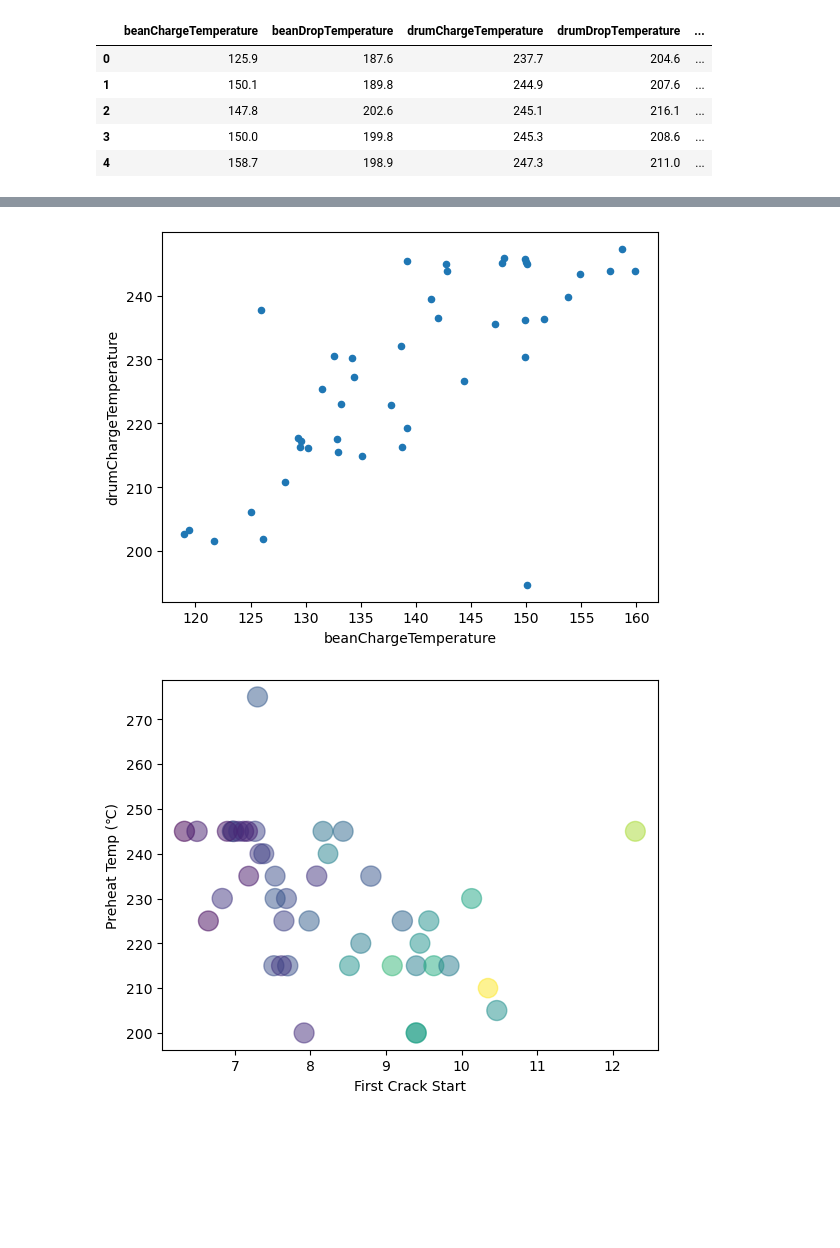
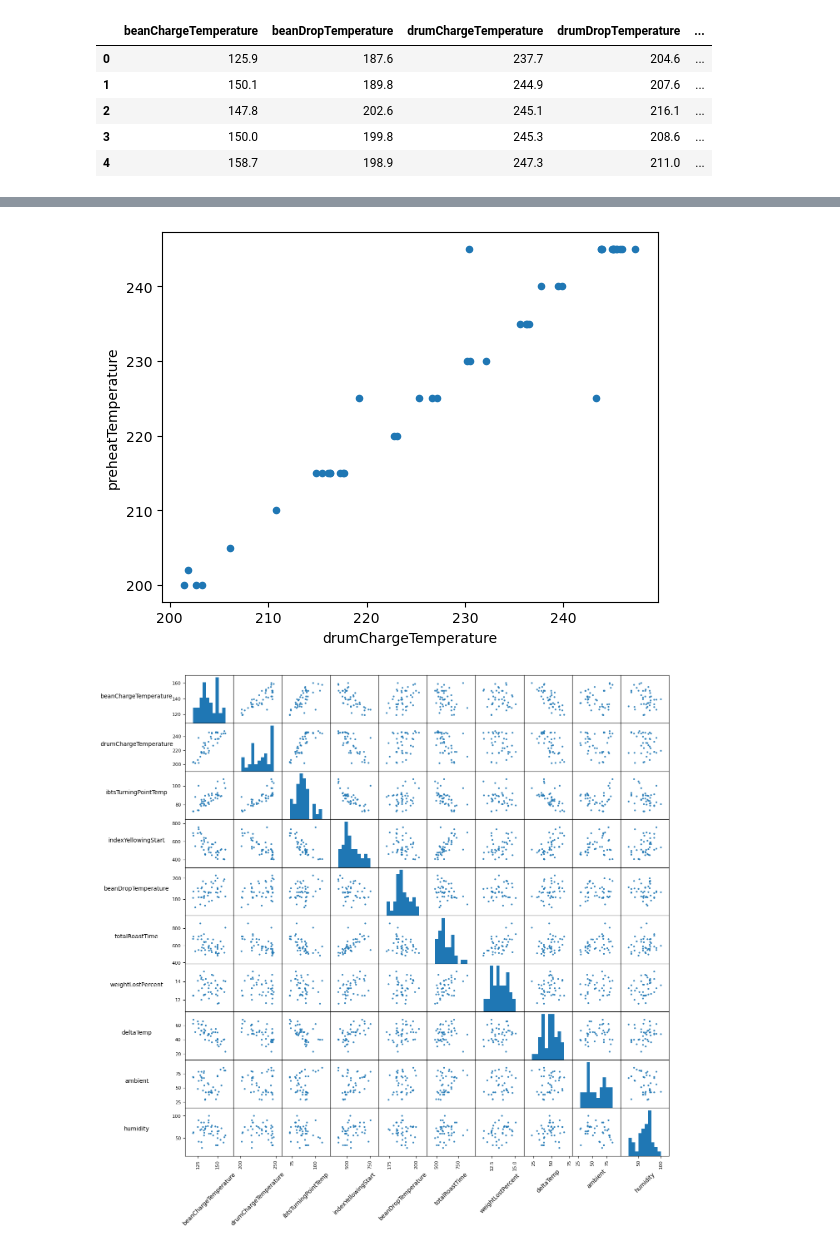
Before and after one commit to rockpyer/bullet_coffee_roasting, a Jupyter notebook: RoastingEval-MultiLoad2.ipynb, the cells around one changed output, grey strips where cells are left out. Drawn from its saved outputs; the diff is of its cells as text; code cells hidden in the pictures; blank space fills up the shorter version.

```diff
--- a/RoastingEval-MultiLoad2.ipynb
+++ b/RoastingEval-MultiLoad2.ipynb
@@ -21,6 +21,7 @@ import json
 import numpy as np
 import matplotlib.pyplot as plt
 from matplotlib.cm import get_cmap
+import scipy.stats as stats
 pd.set_option('display.max_columns', 55)
 
 # Load from roasTime repository on macOS
@@ -73,6 +74,11 @@ if df['dateTime'].dtype != 'datetime64[ns]':
 df['weightLostPercent'] = 100 * (df['weightGreen'] - df['weightRoasted']) / df['weightGreen']
 df['weightLostPercent'].where(df['weightLostPercent'] < 17, np.nan, inplace = True)  ## Future change to 50, 17 is too low
 
+# Fix low and high pre-heat errors (replace drumChargeTemperature w/ PH temp when z value > 3)
+# May want to edit raw json file if you still have bad preheat temps
+df['drumChargeTemperature'].where(abs(stats.zscore(df.drumChargeTemperature-df.preheatTemperature)) < 3,
+                                  df['preheatTemperature'], inplace = True)
+
 # calulate difference of beanDropTemp and beanChargeTemp (not ITBS, this should relative)   # maybe
 df['deltaTemp'] = df['beanDropTemperature'] - df['beanChargeTemperature']
 
@@ -171,7 +177,7 @@ point_df.indexYellowingStart = point_df.indexYellowingStart.fillna(value=np.nan)
 # %%
 ### Enrich Point_DF ###
 
-# Enrichment Goals:
+# Goals:
 # first(MAX ROR) [Done = TP, Yellow, FC, weight lost]
 # next (drying-malliard-dev times, and mean ROR between points & phases)
 # then (ROR changes after FC, 2nd Derivitive)
@@ -198,6 +204,7 @@ for name, group in roastName_df:
 # replace missing or bad YP pick with autoYP165   ### Probably should just switch all YP to autoYP165
 point_df.loc[(point_df.indexYellowingStart < 1), 'indexYellowingStart'] = point_df.index165PT
 point_df.loc[(point_df.indexYellowingStart.isnull()), 'indexYellowingStart'] = point_df.index165PT
+point_df['yellowPoint'] = point_df.indexYellowingStart/60/2
 # replace bad FC points with np.nan. # Ryan why didn't you use the .replace() function?
 point_df.loc[(point_df.indexFirstCrackStart == 0),'indexFirstCrackStart'] = np.nan
 point_df.loc[(point_df.indexFirstCrackStart >10000),'indexFirstCrackStart'] = np.nan
@@ -220,26 +227,27 @@ display(point_df.head())
 #point_df['ibtsTurningPointTemp'].plot(kind='box', subplots=True, layout=(2,2), sharex=False, sharey=False)
 
 # PH to yellowing pt relation
-point_df.plot.scatter(x='indexYellowingStart', y='preheatTemperature')  #['indexYellowingStart', 'indexFirstCrackStart', 'roastEndIndex'])
+point_df.plot.scatter(x='yellowPoint', y='drumChargeTemperature')  #['indexYellowingStart', 'indexFirstCrackStart', 'roastEndIndex'])
+# shows errors in recording actualy preheat temp (or charging too early)
+point_df.plot.scatter(x='drumChargeTemperature', y='preheatTemperature')
+
 # difference between thermal probes
-point_df.plot.scatter(x= 'beanChargeTemperature', y='drumChargeTemperature')
+#point_df.plot.scatter(x= 'beanChargeTemperature', y='drumChargeTemperature')
 plt.show()
 
 # colored scatter example
-iFCS = point_df['indexFirstCrackStart']/120
-plt.scatter(iFCS, point_df['preheatTemperature'],
-            s=point_df['drumDropTemperature'], c=point_df['roastEndIndex'], alpha=0.5)
-plt.xlabel('First Crack Start')
-plt.ylabel('Preheat Temp (℃)')
-plt.show()
-
+#iFCS = point_df['indexFirstCrackStart']/120
+#plt.scatter(iFCS, point_df['drumChargeTemperature'],
+#            s=point_df['drumDropTemperature'], c=point_df['roastEndIndex'], alpha=0.5)
+#plt.xlabel('First Crack Start (mins)')
+#plt.ylabel('Preheat Temp (℃)')
+#plt.show()
 
 # Scatter Matrix
 from pandas.plotting import scatter_matrix
 # selecting  numerical features
-features = ['beanChargeTemperature', 'beanDropTemperature',
-            'preheatTemperature', 'ibtsTurningPointTemp', 'indexYellowingStart',
-            'totalRoastTime','weightLostPercent', 'deltaTemp',
+features = ['beanChargeTemperature', 'drumChargeTemperature', 'ibtsTurningPointTemp', 'indexYellowingStart',
+            'beanDropTemperature','totalRoastTime','weightLostPercent', 'deltaTemp',
             'ambient', 'humidity']
 sm = scatter_matrix(point_df[features], range_padding= .5, alpha = .9, figsize=(15,15))
 [s.xaxis.label.set_rotation(45) for s in sm.reshape(-1)]
@@ -252,2 +260,2 @@ plt.show()
-[figure, old version]
+[figure, new version]
-[figure, old version]
+[figure, new version]
```
Also changed, not shown: parts of 8 cells of this notebook.
